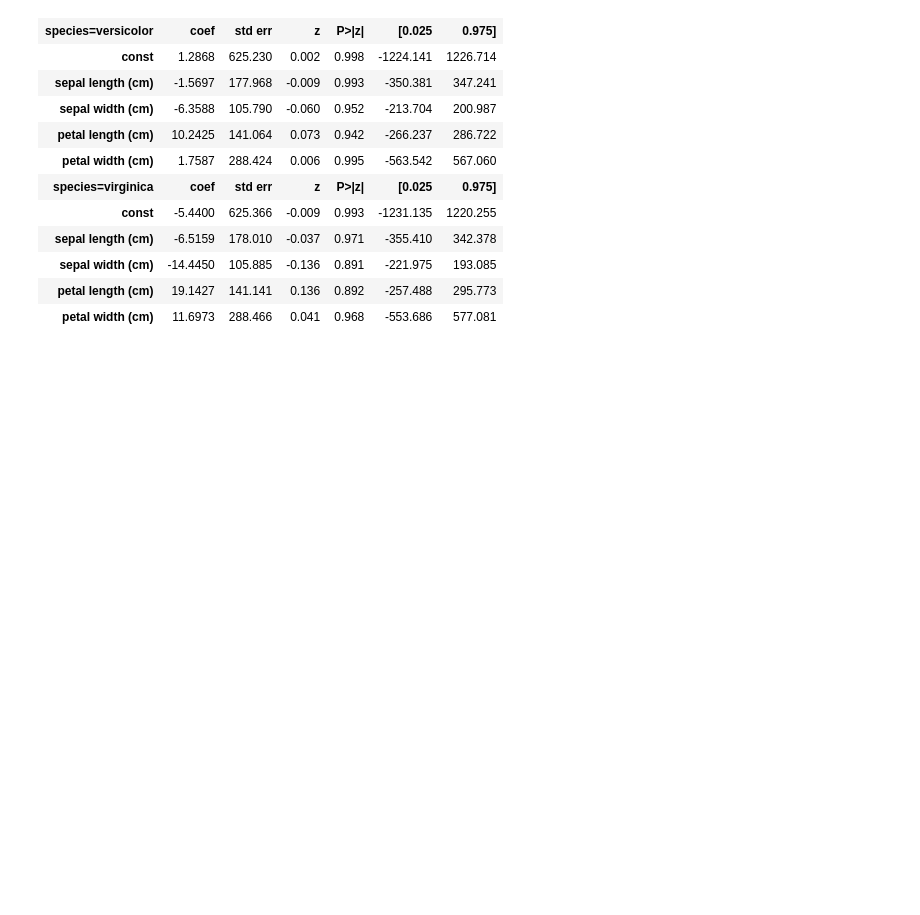
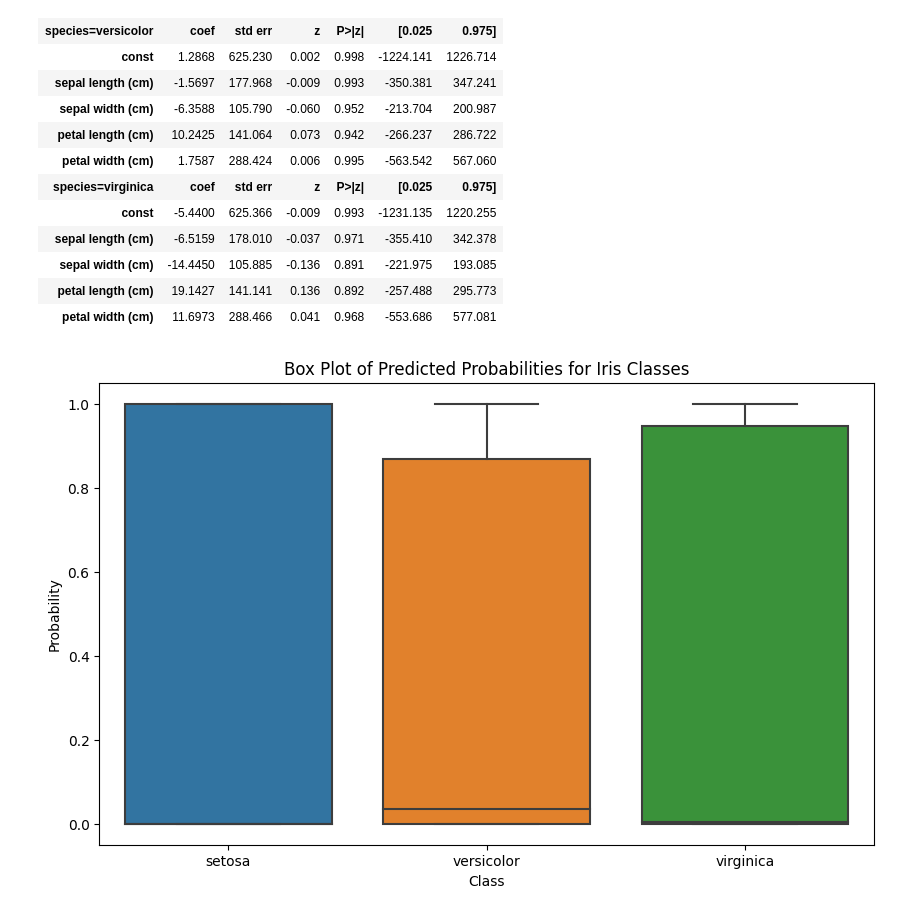
Before and after one commit to Versus-91/aitoolkit, a Jupyter notebook: test.ipynb, the cells around one changed output. Drawn from its saved outputs; the diff is of its cells as text; code cells hidden in the pictures; blank space fills up the shorter version.

```diff
--- a/test.ipynb
+++ b/test.ipynb
@@ -1514,3 +1514,39 @@ MNLogit Regression Results
 | sepal width (cm) | -14.4450 | 105.885 | -0.136 | 0.891 | -221.975 | 193.085 |
 | petal length (cm) | 19.1427 | 141.141 | 0.136 | 0.892 | -257.488 | 295.773 |
 | petal width (cm) | 11.6973 | 288.466 | 0.041 | 0.968 | -553.686 | 577.081 |
+# %%
+from sklearn.datasets import load_iris
+from sklearn.ensemble import RandomForestClassifier
+from sklearn.model_selection import train_test_split
+import pandas as pd
+import seaborn as sns
+import matplotlib.pyplot as plt
+
+# Load the Iris dataset
+iris = load_iris()
+X = iris.data
+y = iris.target
+
+# Split the data into training and testing sets
+X_train, X_test, y_train, y_test = train_test_split(X, y, test_size=0.2, random_state=42)
+
+# Train a Random Forest Classifier
+clf = RandomForestClassifier(random_state=42)
+clf.fit(X_train, y_train)
+
+# Get the predicted probabilities for the test set
+y_probs = clf.predict_proba(X_test)
+
+# Convert to DataFrame
+df_probs = pd.DataFrame(y_probs, columns=iris.target_names)
+
+# Melt the DataFrame to long format
+df_probs_melted = df_probs.melt(var_name='Class', value_name='Probability')
+
+# Plot using seaborn
+plt.figure(figsize=(10, 6))
+sns.boxplot(x='Class', y='Probability', data=df_probs_melted)
+plt.title('Box Plot of Predicted Probabilities for Iris Classes')
+plt.show()
+# %% [output]
+[figure, added]
```
Also changed, not shown: parts of 1 cell of this notebook.
